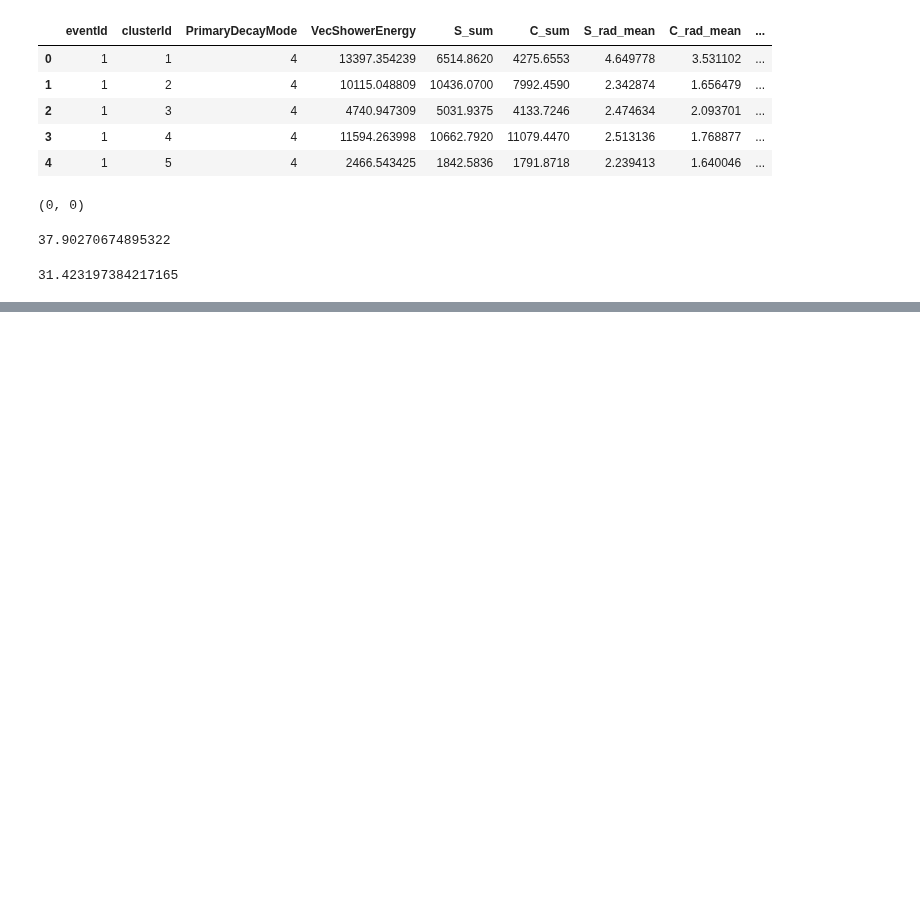
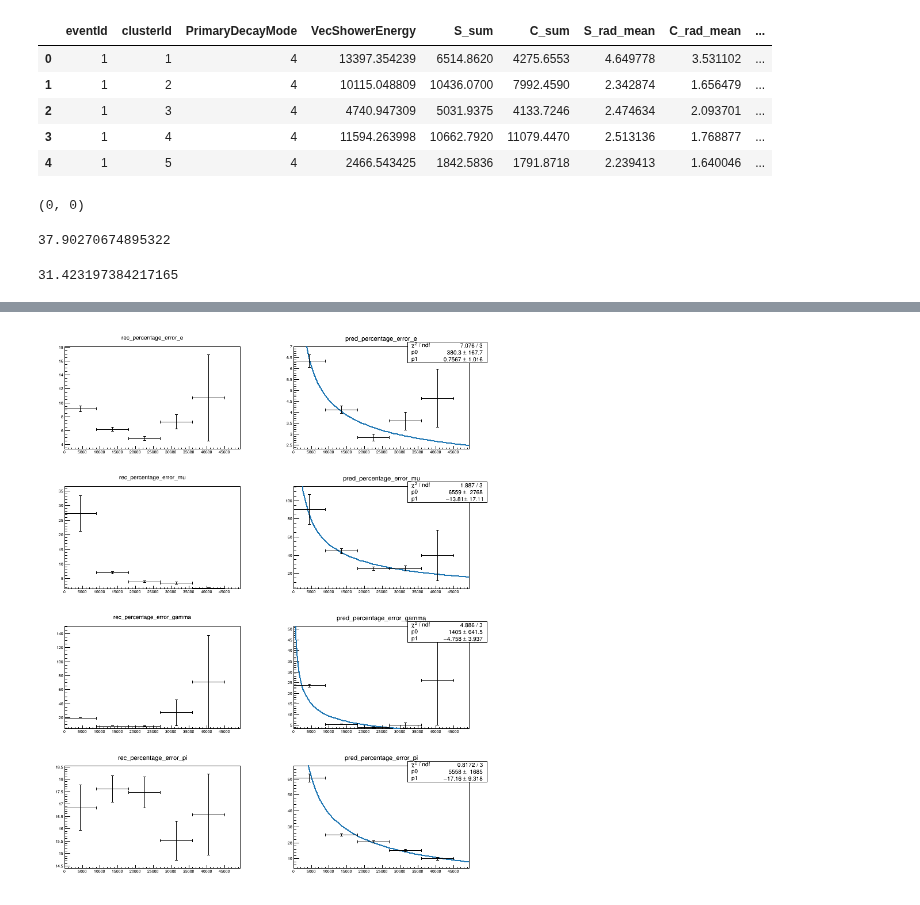
Before and after one commit to mollyhjorthjensen/DREAM, a Jupyter notebook: Analysis/plot_energyres.ipynb, the cells around one changed output, grey strips where cells are left out. Drawn from its saved outputs; the diff is of its cells as text; code cells hidden in the pictures; blank space fills up the shorter version.

```diff
--- a/Analysis/plot_energyres.ipynb
+++ b/Analysis/plot_energyres.ipynb
@@ -161,0 +180,88 @@ c2.Draw()
+# %%
+ROOT.gStyle.SetOptStat("emr")
+ROOT.gStyle.SetOptFit(1)
+
+c2 = ROOT.TCanvas("c2", "c2", 800, 1000)
+c2.Divide(2,4)
+c2.SetLeftMargin(.12)
+c2.SetBottomMargin(.12)
+c2.SetRightMargin(.12)
+c2.SetTopMargin(.12)
+
+f1 = ROOT.TF1("f1","[0]/sqrt(x)+[1]")
+f1.SetLineColor(palette['blue'].GetNumber())
+gr = [None, None, None, None, None, None, None, None]
+
+for i,col in enumerate(['rec_percentage_error', 'pred_percentage_error']):
+    for j,s in enumerate(['e', 'mu', 'gamma', 'pi']):
+        idx = 2*j+i
+        c2.cd(idx+1)
+        x = array('f', data[col][s]['Energy'])
+        n = len(x)
+        y = array('f', data[col][s]['EnergyRes'])
+        ex = array('f', [0.5*binwidth]*n)
+        ey = array('f', data[col][s]['EnergyResErr'])
+        gr[idx] = ROOT.TGraphErrors(n, x, y, ex, ey)
+        gr[idx].SetTitle(col + "_" + s)
+        if i == 1:
+            gr[idx].Fit(f1, "SEM+")
+#         gr.SetMarkerStyle(marker[i])
+
+        gr[idx].Draw('ap')
+
+c2.Update()
+
+labelsize = 0.03
+titlesize = 0.04
+titleoffset = 1.2
+labeloffset = 0.005
+linewidth = 3
+ticklength = 0.02
+
+# mg.GetXaxis().SetTitle("E_{true} [GeV]")
+# mg.GetYaxis().SetTitle("#sigma/E_{reconstructed} [%]")
+# mg.SetMinimum(0.)
+# # mg.SetMaximum(16.)
+# mg.GetXaxis().SetTickLength(ticklength)
+# mg.GetYaxis().SetTickLength(ticklength)
+# mg.GetXaxis().SetTitleSize(titlesize)
+# mg.GetYaxis().SetTitleSize(titlesize)
+# mg.GetXaxis().SetLabelSize(labelsize)
+# mg.GetYaxis().SetLabelSize(labelsize)
+# mg.GetXaxis().CenterTitle()
+# mg.GetYaxis().CenterTitle()
+# mg.GetXaxis().SetTitleOffset(titleoffset)
+# mg.GetYaxis().SetTitleOffset(titleoffset)
+# mg.GetXaxis().SetLabelOffset(labeloffset)
+# mg.GetYaxis().SetLabelOffset(labeloffset)
+
+# stats1 = gr[0].GetListOfFunctions().FindObject("stats")
+# # stats2 = gr[1].GetListOfFunctions().FindObject("stats")
+# stats1.SetTextColor(palette['blue'].GetNumber())
+# # stats2.SetTextColor(palette['red'].GetNumber())
+# stats1.SetX2NDC(1-c2.GetRightMargin()); stats1.SetX1NDC(stats1.GetX2NDC()-0.4)
+# stats1.SetY2NDC(1-c2.GetTopMargin()-0.016); stats1.SetY1NDC(stats1.GetY2NDC()-0.12)
+# # stats2.SetX2NDC(stats1.GetX2NDC()); stats2.SetX1NDC(stats1.GetX1NDC())
+# # stats2.SetY2NDC(stats1.GetY1NDC()); stats2.SetY1NDC(stats2.GetY2NDC()-0.12)
+# stats1.SetTextSize(labelsize)
+# # stats2.SetTextSize(labelsize)
+# stats1.SetBorderSize(0)
+# # stats2.SetBorderSize(0)
+
+# # add legend
+# # x1 = c2.GetLeftMargin() + 0.03
+# # x2 = x1 + 0.25
+# # y2 = 1 - c2.GetTopMargin() - 0.03 - 0.01
+# # y1 = y2 - 0.08
+# # legend = ROOT.TLegend(x1, y1, x2, y2)
+# # legend.SetFillColor(0)
+# # legend.SetBorderSize(0)
+# # legend.SetTextSize(labelsize)
+# # # legend.AddEntry(gr[0], "electron", "p")
+# # # legend.AddEntry(gr[1], "pion", "p")
+# # legend.Draw()
+
+c2.Modified()
+c2.Print("energyres.png")
+c2.Draw()
+# %% [output]
@@ -161,0 +285 @@ c2.Draw()
+[figure, added]
```
Also changed, not shown: parts of 11 cells of this notebook, 1 other file.
